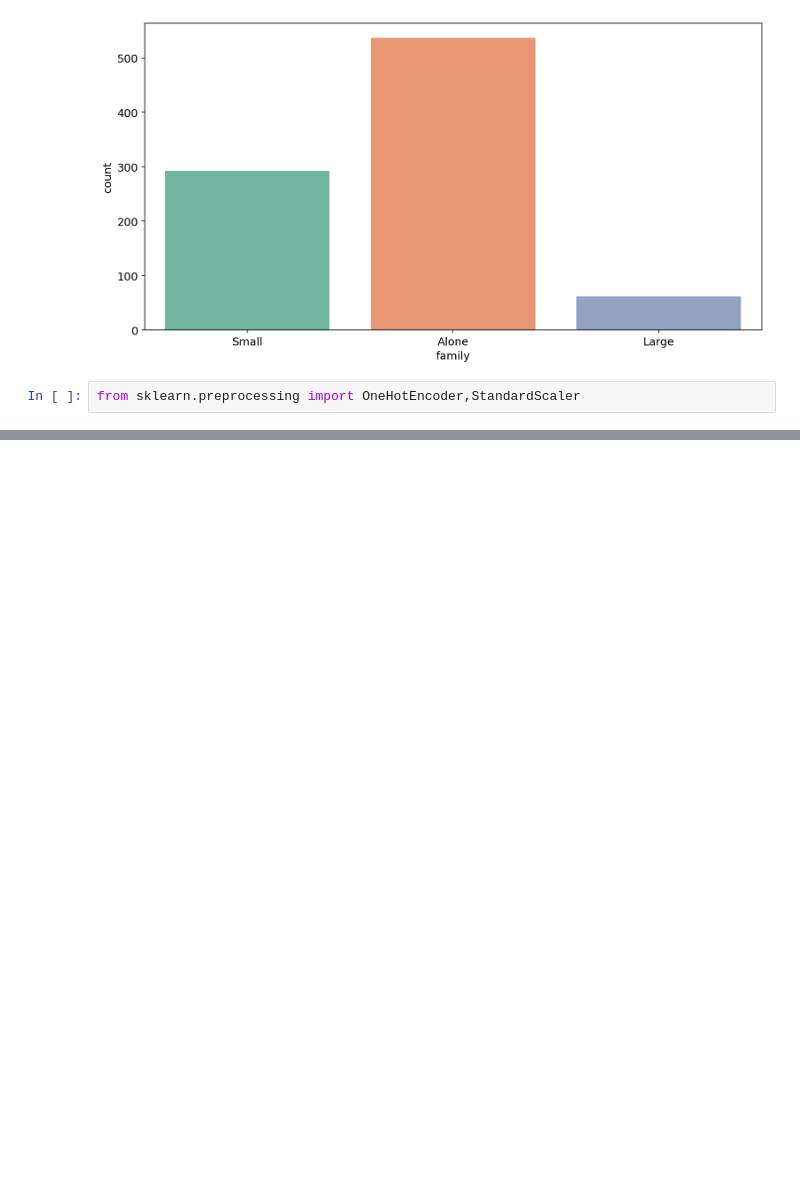
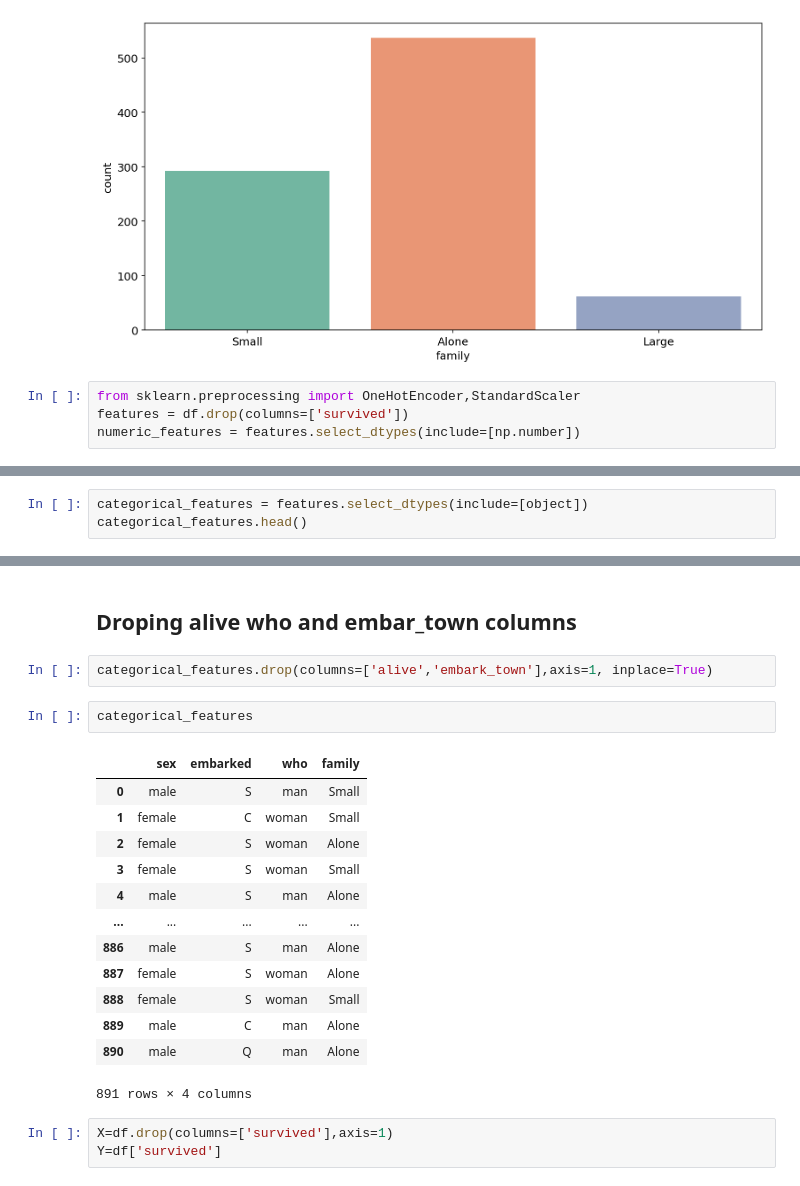
Before and after one commit to Jawad-Muzafar/Machine-Learning, a Jupyter notebook: Titanic Survived Predication/ml.ipynb, the cells around one changed output, grey strips where cells are left out. Saved outputs shown, nothing was run; the diff lists cells and outputs as text; blank space fills up the shorter version.

```diff
--- a/Titanic Survived Predication/ml.ipynb
+++ b/Titanic Survived Predication/ml.ipynb
@@ -251,3 +251,5 @@ plt.show()
 [figure]
 # %%
 from sklearn.preprocessing import OneHotEncoder,StandardScaler
+features = df.drop(columns=['survived'])
+numeric_features = features.select_dtypes(include=[np.number])
@@ -253,0 +265,3 @@ from sklearn.preprocessing import OneHotEncoder,StandardScaler
+# %%
+categorical_features = features.select_dtypes(include=[object])
+categorical_features.head()
@@ -253,0 +275,23 @@ from sklearn.preprocessing import OneHotEncoder,StandardScaler
+# %% [markdown]
+## **Droping alive who and embar_town columns**
+# %%
+categorical_features.drop(columns=['alive','embark_town'],axis=1, inplace=True)
+# %%
+categorical_features
+# %% [output]
+|  | sex | embarked | who | family |
+| 0 | male | S | man | Small |
+| 1 | female | C | woman | Small |
+| 2 | female | S | woman | Alone |
+| 3 | female | S | woman | Small |
+| 4 | male | S | man | Alone |
+| ... | ... | ... | ... | ... |
+| 886 | male | S | man | Alone |
+| 887 | female | S | woman | Alone |
+| 888 | female | S | woman | Small |
+| 889 | male | C | man | Alone |
+| 890 | male | Q | man | Alone |
+891 rows × 4 columns
+# %%
+X=df.drop(columns=['survived'],axis=1)
+Y=df['survived']
```
Also changed, not shown: parts of 14 cells of this notebook.
